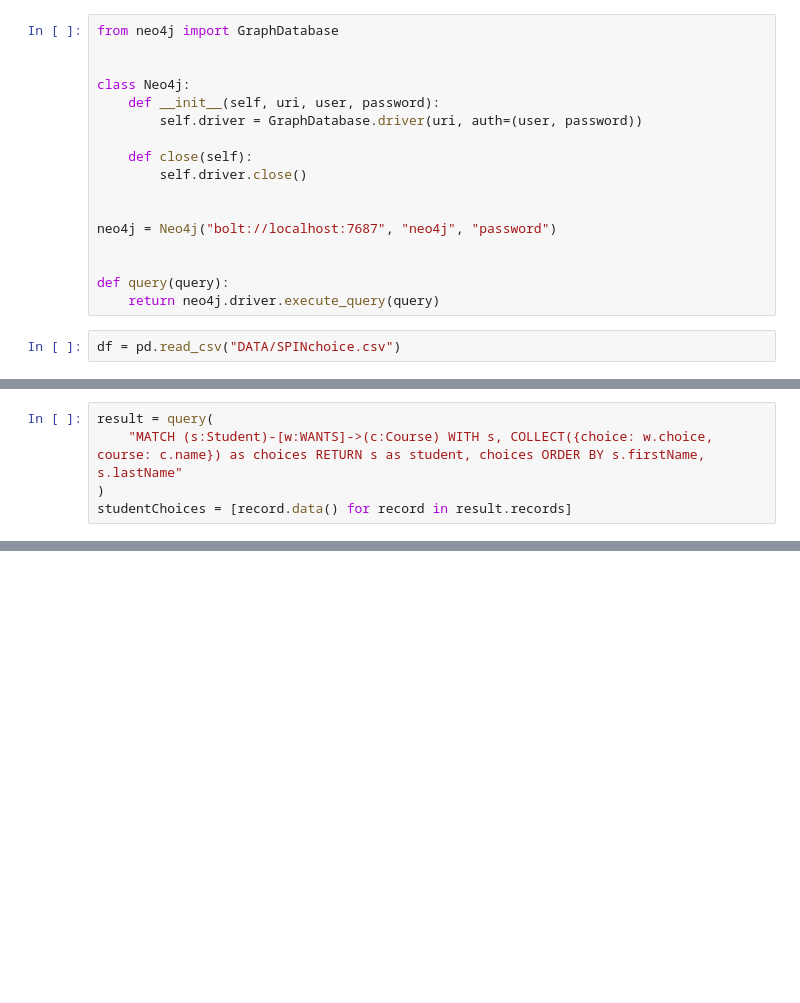
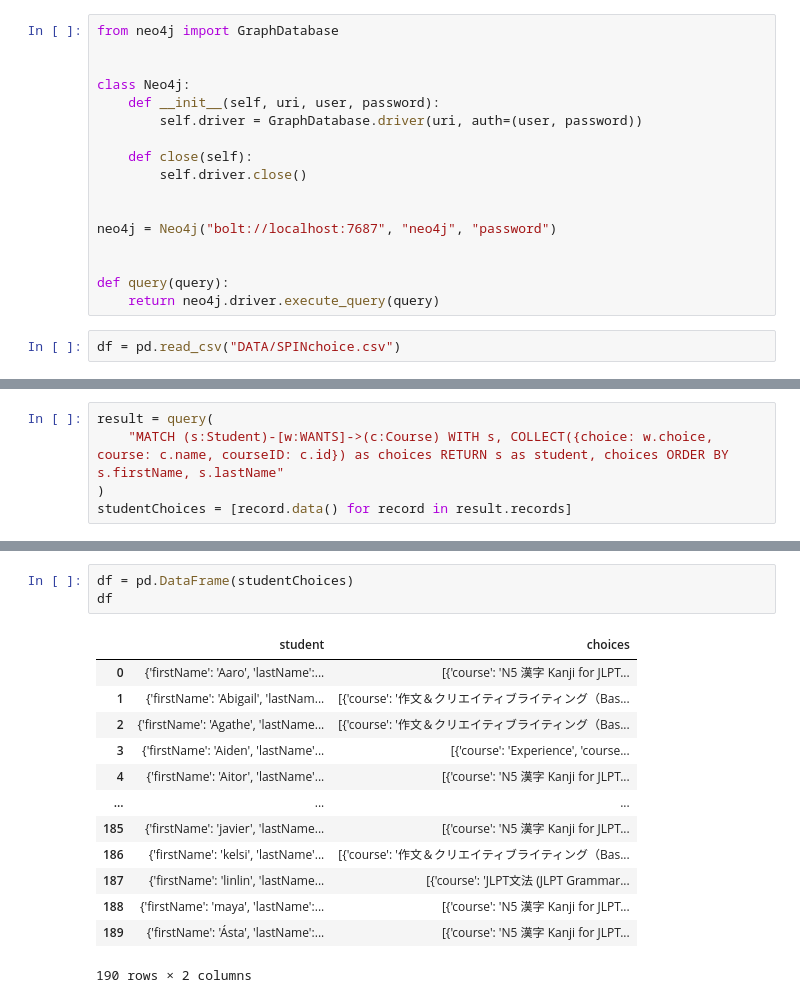
Before and after one commit to ohmaye/neo4j-python, a Jupyter notebook: pandas.ipynb, the cells around one changed output, grey strips where cells are left out. Saved outputs shown, nothing was run; the diff lists cells and outputs as text; blank space fills up the shorter version.

```diff
--- a/pandas.ipynb
+++ b/pandas.ipynb
@@ -37,5 +74,5 @@ df.to_json()
 # %%
 result = query(
-    "MATCH (s:Student)-[w:WANTS]->(c:Course) WITH s, COLLECT({choice: w.choice, course: c.name}) as choices RETURN s as student, choices ORDER BY s.firstName, s.lastName"
+    "MATCH (s:Student)-[w:WANTS]->(c:Course) WITH s, COLLECT({choice: w.choice, course: c.name, courseID: c.id}) as choices RETURN s as student, choices ORDER BY s.firstName, s.lastName"
 )
 studentChoices = [record.data() for record in result.records]
@@ -60,0 +79,17 @@ studentChoices[0]
+# %%
+df = pd.DataFrame(studentChoices)
+df
+# %% [output]
+|  | student | choices |
+| 0 | {'firstName': 'Aaro', 'lastName':... | [{'course': 'N5 漢字 Kanji for JLPT... |
+| 1 | {'firstName': 'Abigail', 'lastNam... | [{'course': '作文＆クリエイティブライティング（Bas... |
+| 2 | {'firstName': 'Agathe', 'lastName... | [{'course': '作文＆クリエイティブライティング（Bas... |
+| 3 | {'firstName': 'Aiden', 'lastName'... | [{'course': 'Experience', 'course... |
+| 4 | {'firstName': 'Aitor', 'lastName'... | [{'course': 'N5 漢字 Kanji for JLPT... |
+| ... | ... | ... |
+| 185 | {'firstName': 'javier', 'lastName... | [{'course': 'N5 漢字 Kanji for JLPT... |
+| 186 | {'firstName': 'kelsi', 'lastName'... | [{'course': '作文＆クリエイティブライティング（Bas... |
+| 187 | {'firstName': 'linlin', 'lastName... | [{'course': 'JLPT文法 (JLPT Grammar... |
+| 188 | {'firstName': 'maya', 'lastName':... | [{'course': 'N5 漢字 Kanji for JLPT... |
+| 189 | {'firstName': 'Ásta', 'lastName':... | [{'course': 'N5 漢字 Kanji for JLPT... |
+190 rows × 2 columns
```
Also changed, not shown: parts of 22 cells of this notebook, 4 other files.
